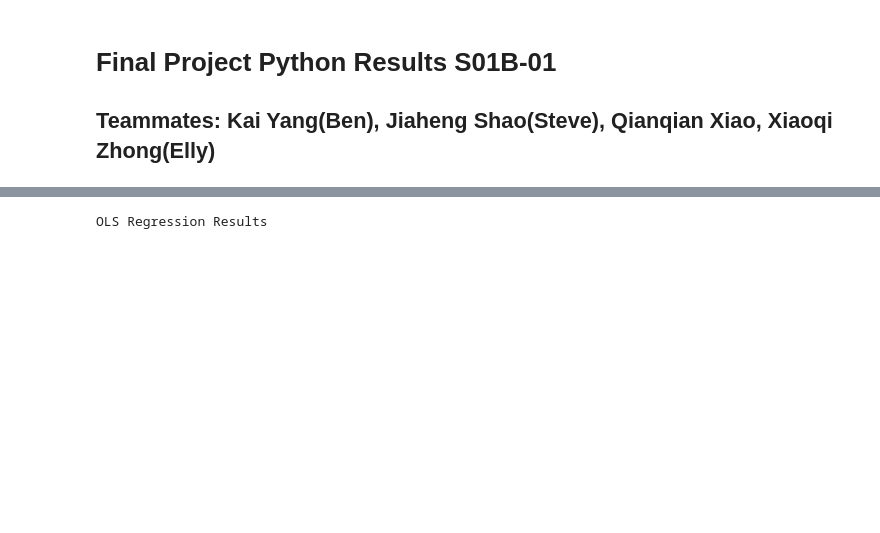
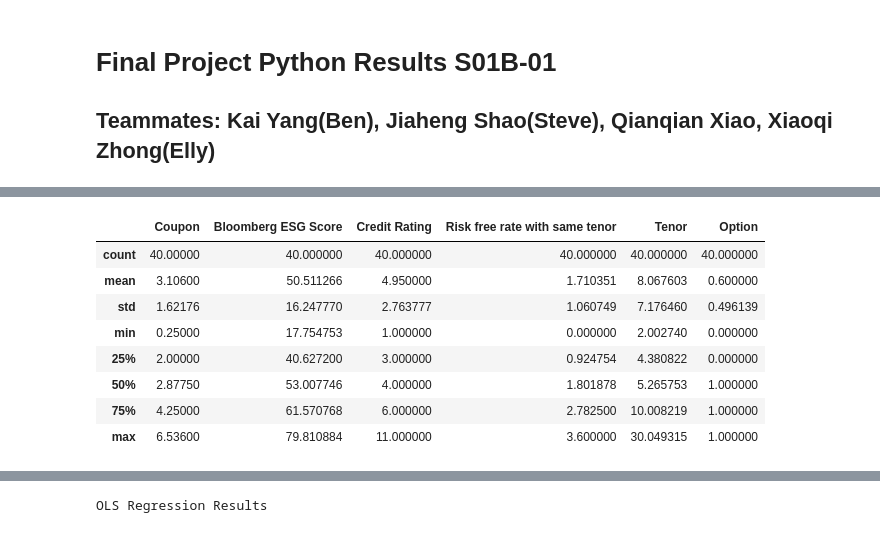
Before and after one commit to steveshao1213/Final_Project_nusbiz, a Jupyter notebook: Final_Project_Python.ipynb, the cells around one changed output, grey strips where cells are left out. Cells and saved outputs as stored; diff of their text form; code cells hidden in the pictures; blank space fills up the shorter version.

```diff
--- a/Final_Project_Python.ipynb
+++ b/Final_Project_Python.ipynb
@@ -18,0 +46,12 @@ data_3_2 = pd.read_excel("Regression 3-2.xlsx")
+# %%
+data_3_1.describe()
+# %% [output]
+|  | Coupon | Bloomberg ESG Score | Credit Rating | Risk free rate with same tenor | Tenor | Option |
+| count | 40.00000 | 40.000000 | 40.000000 | 40.000000 | 40.000000 | 40.000000 |
+| mean | 3.10600 | 50.511266 | 4.950000 | 1.710351 | 8.067603 | 0.600000 |
+| std | 1.62176 | 16.247770 | 2.763777 | 1.060749 | 7.176460 | 0.496139 |
+| min | 0.25000 | 17.754753 | 1.000000 | 0.000000 | 2.002740 | 0.000000 |
+| 25% | 2.00000 | 40.627200 | 3.000000 | 0.924754 | 4.380822 | 0.000000 |
+| 50% | 2.87750 | 53.007746 | 4.000000 | 1.801878 | 5.265753 | 1.000000 |
+| 75% | 4.25000 | 61.570768 | 6.000000 | 2.782500 | 10.008219 | 1.000000 |
+| max | 6.53600 | 79.810884 | 11.000000 | 3.600000 | 30.049315 | 1.000000 |
```
Also changed, not shown: parts of 4 cells of this notebook, 2 other files.
